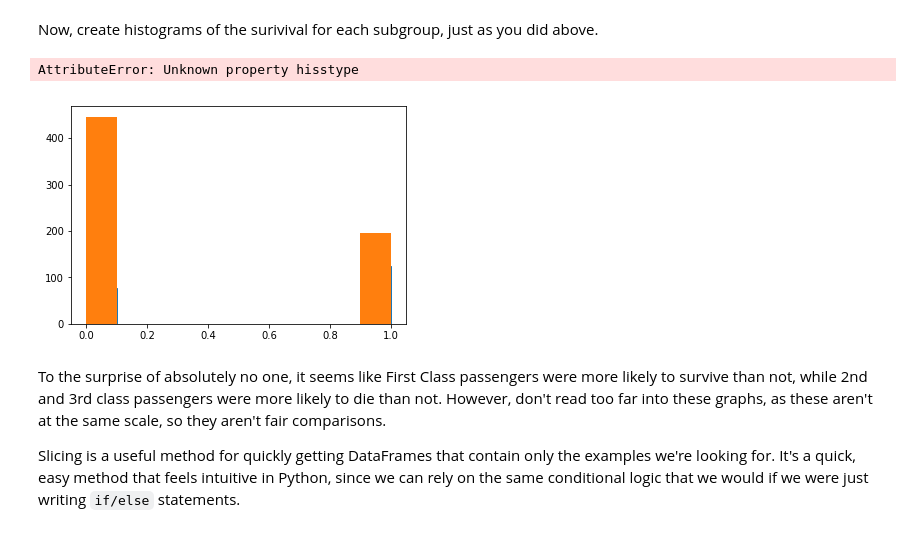
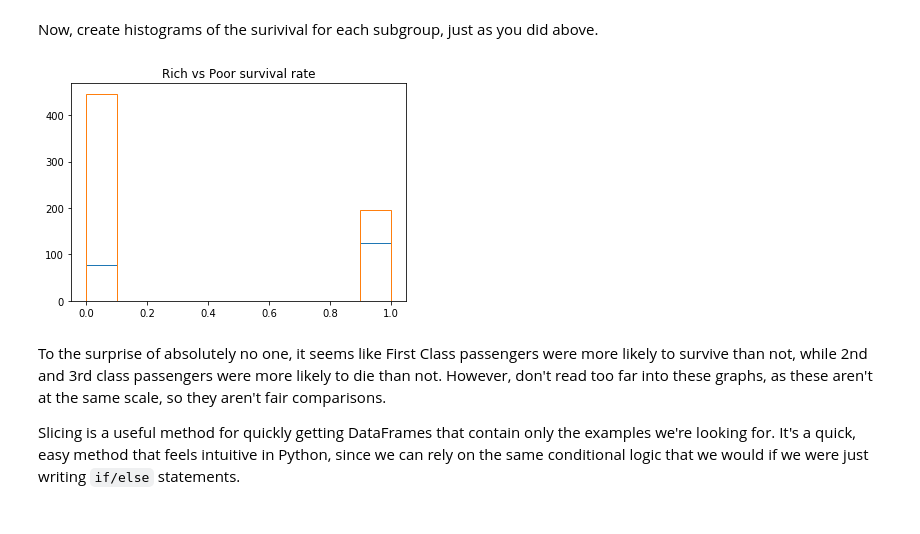
Before and after one commit to jmt0221/dsc-using-sql-with-pandas-lab-nyc-ds-082619, a Jupyter notebook: index.ipynb, the cells around one changed output. Drawn from its saved outputs; the diff is of its cells as text; code cells hidden in the pictures.

```diff
--- a/index.ipynb
+++ b/index.ipynb
@@ -147,12 +147,12 @@ Now, create histograms of the surivival for each subgroup, just as you did above
 # %%
 # Your code here
 fig, ax = plt.subplots()
 ax.hist(first_class_df['Survived'], histtype='step')
 ax.hist(second_third_class_df['Survived'], histtype='step')
-ax.set_title('Rich vs Poor surviv')
+ax.set_title('Rich vs Poor survival rate')
+plt.show()
 # %% [output]
-AttributeError: Unknown property hisstype
-[figure, old version]
+[figure, new version]
 # %% [markdown]
 To the surprise of absolutely no one, it seems like First Class passengers were more likely to survive than not, while 2nd and 3rd class passengers were more likely to die than not.  However, don't read too far into these graphs, as these aren't at the same scale, so they aren't fair comparisons.
 
```
